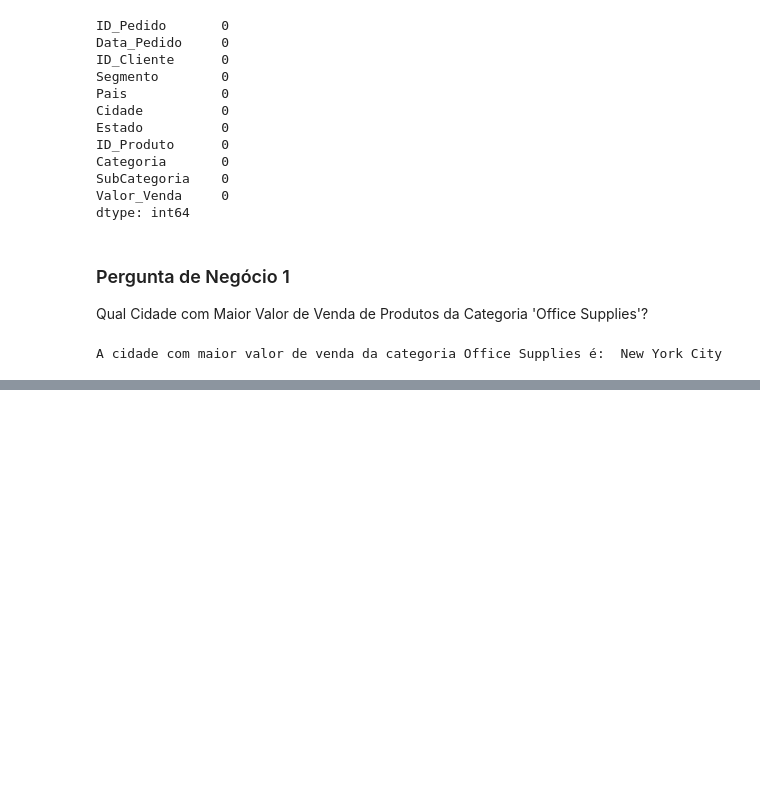
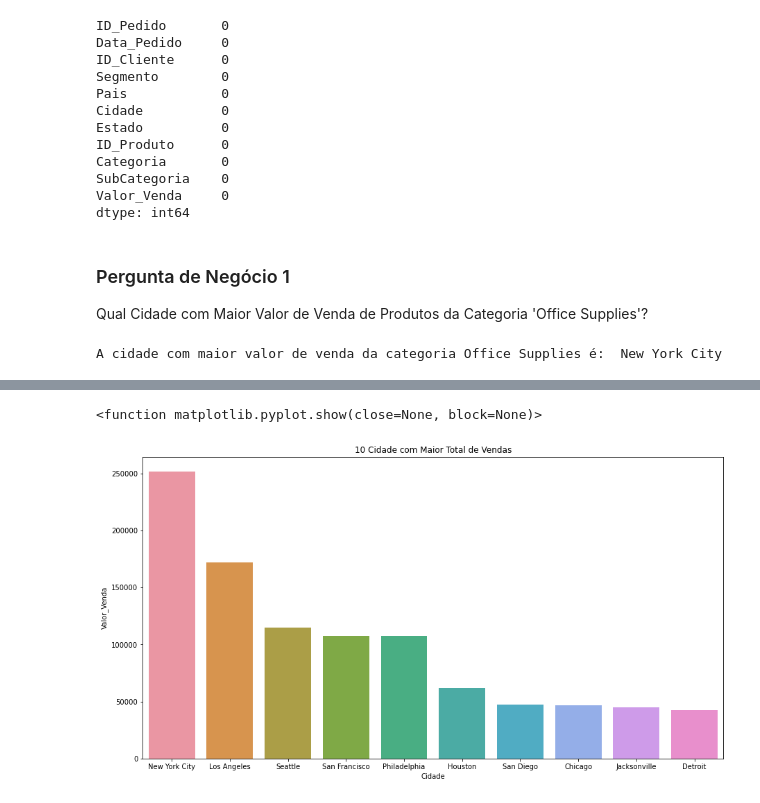
Before and after one commit to MatheusSakai/AnaliseExploratoria, a Jupyter notebook: Projeto2.ipynb, the cells around one changed output, grey strips where cells are left out. Cells and saved outputs as stored; diff of their text form; code cells hidden in the pictures; blank space fills up the shorter version.

```diff
--- a/Projeto2.ipynb
+++ b/Projeto2.ipynb
@@ -101,0 +162,9 @@ A cidade com maior valor de venda da categoria Office Supplies é:  New York Cit
+# %%
+# Agrupamos por cidade, calculamos o total de vendas e ordenamos listando apenas os primeiros 10 registros
+
+pergunta_4 = df.groupby('Cidade')['Valor_Venda'].sum() \
+                                                .reset_index() \
+                                                .sort_values(by = 'Valor_Venda', ascending = False) \
+                                                .head(10)
+
+pergunta_4.head(10)
@@ -101,0 +183,12 @@ A cidade com maior valor de venda da categoria Office Supplies é:  New York Cit
+# %%
+# Criando gráfico
+
+plt.figure(figsize = (15, 8))
+sns.set_palette('coolwarm')
+sns.barplot(data = pergunta_4,
+           y = 'Valor_Venda',
+           x = 'Cidade').set(title = '10 Cidade com Maior Total de Vendas')
+plt.show
+# %% [output]
+<function matplotlib.pyplot.show(close=None, block=None)>
+[figure, added]
```
Also changed, not shown: parts of 13 cells of this notebook.
